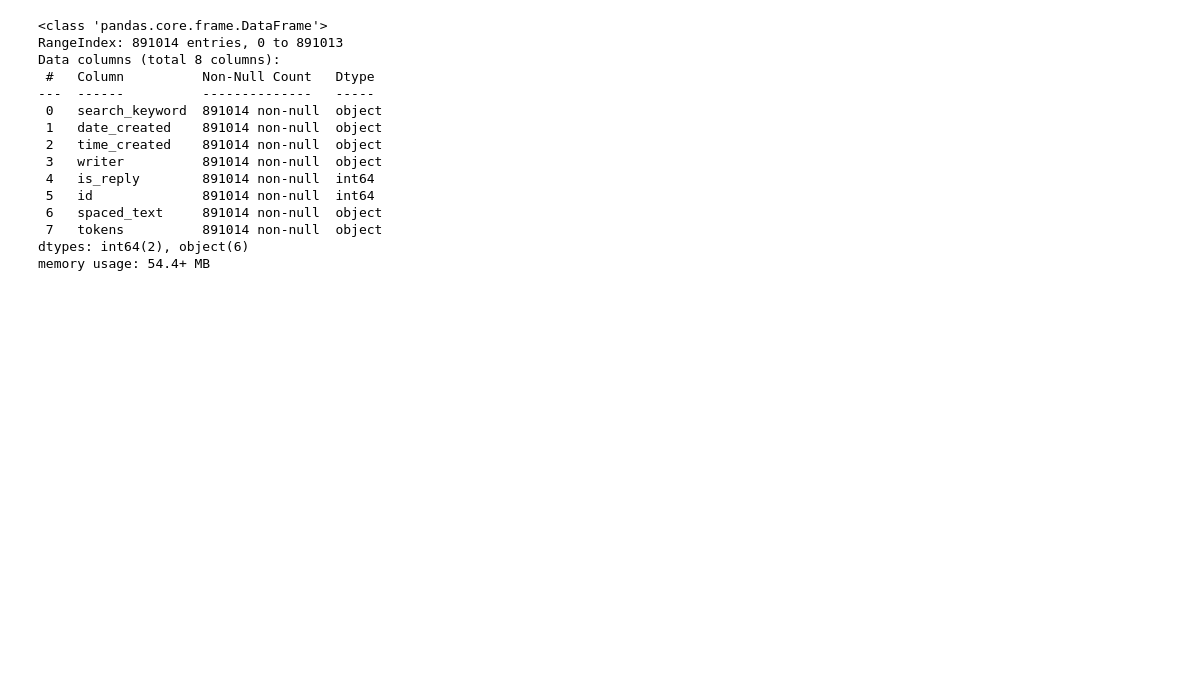
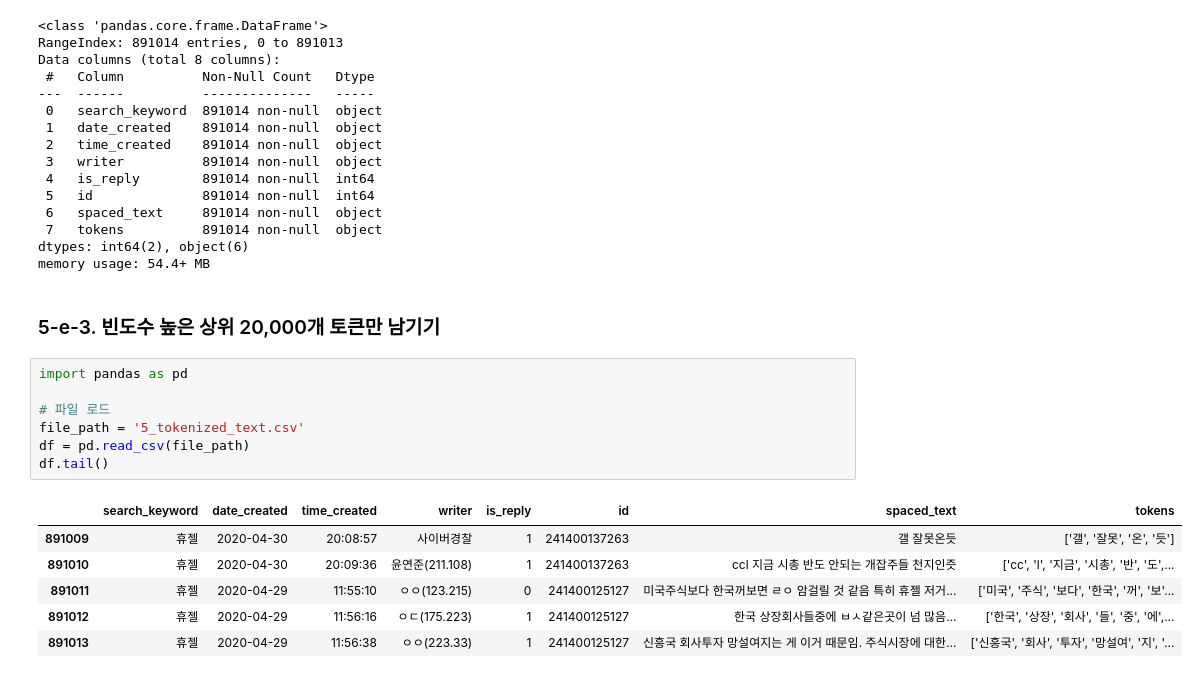
Before and after one commit to Kain7f1/Build-GPT-2, a Jupyter notebook: BidirectionalRNN/2_text_processing/5_tokenizing.ipynb, the cells around one changed output. Drawn from its saved outputs; the diff is of its cells as text; blank space fills up the shorter version.

```diff
--- a/BidirectionalRNN/2_text_processing/5_tokenizing.ipynb
+++ b/BidirectionalRNN/2_text_processing/5_tokenizing.ipynb
@@ -198,3 +198,19 @@ Data columns (total 8 columns):
  7   tokens          891014 non-null  object
 dtypes: int64(2), object(6)
 memory usage: 54.4+ MB
+# %% [markdown]
+### 5-e-3. 빈도수 높은 상위 20,000개 토큰만 남기기
+# %%
+import pandas as pd
+
+# 파일 로드
+file_path = '5_tokenized_text.csv'
+df = pd.read_csv(file_path)
+df.tail()
+# %% [output]
+|  | search_keyword | date_created | time_created | writer | is_reply | id | spaced_text | tokens |
+| 891009 | 휴젤 | 2020-04-30 | 20:08:57 | 사이버경찰 | 1 | 241400137263 | 갤 잘못온듯 | ['갤', '잘못', '온', '듯'] |
+| 891010 | 휴젤 | 2020-04-30 | 20:09:36 | 윤연준(211.108) | 1 | 241400137263 | ccl 지금 시총 반도 안되는 개잡주들 천지인즛 | ['cc', 'l', '지금', '시총', '반', '도',... |
+| 891011 | 휴젤 | 2020-04-29 | 11:55:10 | ㅇㅇ(123.215) | 0 | 241400125127 | 미국주식보다 한국꺼보면 ㄹㅇ 암걸릴 것 같음 특히 휴젤 저거... | ['미국', '주식', '보다', '한국', '꺼', '보'... |
+| 891012 | 휴젤 | 2020-04-29 | 11:56:16 | ㅇㄷ(175.223) | 1 | 241400125127 | 한국 상장회사들중에 ㅂㅅ같은곳이 넘 많음... | ['한국', '상장', '회사', '들', '중', '에',... |
+| 891013 | 휴젤 | 2020-04-29 | 11:56:38 | ㅇㅇ(223.33) | 1 | 241400125127 | 신흥국 회사투자 망설여지는 게 이거 때문임. 주식시장에 대한... | ['신흥국', '회사', '투자', '망설여', '지', '... |
```
Also changed, not shown: parts of 5 cells of this notebook.
